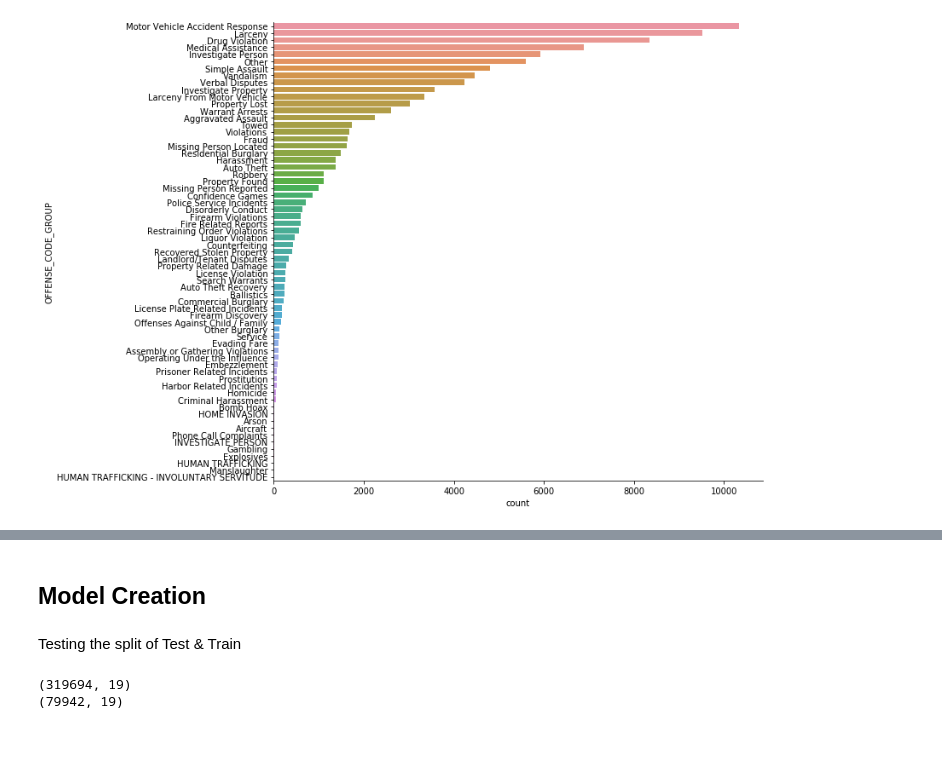
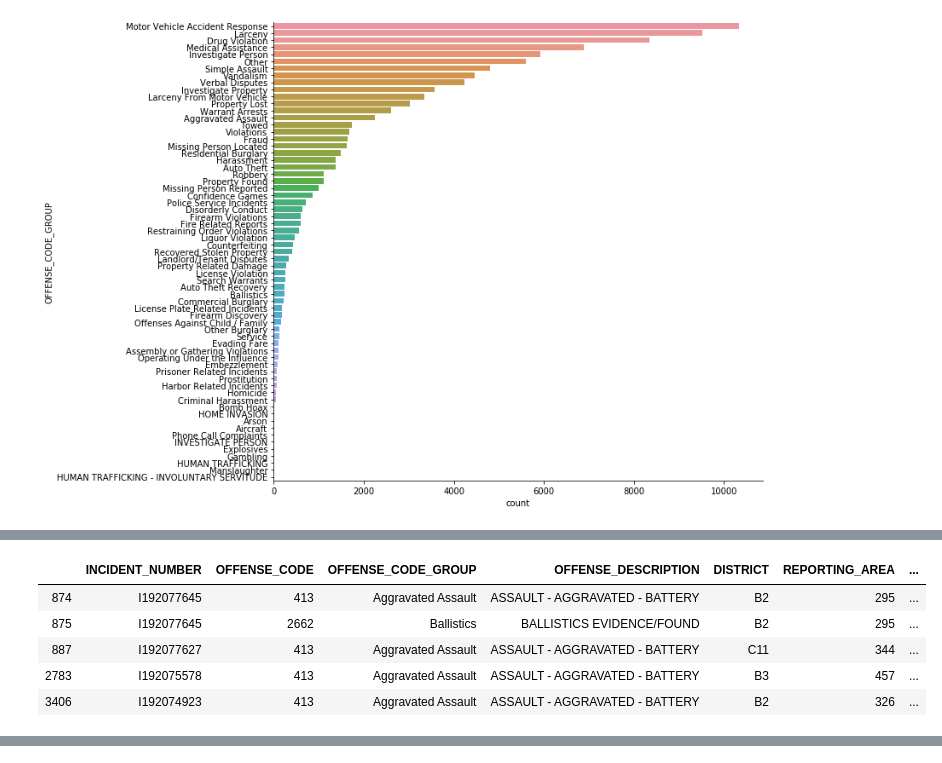
Before and after one commit to jsiwu94/BostonCrimeProject, a Jupyter notebook: BostonCrimeEDA.ipynb, the cells around one changed output, grey strips where cells are left out. Saved outputs shown, nothing was run; the diff lists cells and outputs as text; code cells hidden in the pictures.

```diff
--- a/BostonCrimeEDA.ipynb
+++ b/BostonCrimeEDA.ipynb
@@ -199,6 +187,15 @@ boston.add_child(mc)
 boston
 # %% [output]
 [interactive output not drawn]
+# %%
+shtng.head()
+# %% [output]
+|  | INCIDENT_NUMBER | OFFENSE_CODE | OFFENSE_CODE_GROUP | OFFENSE_DESCRIPTION | DISTRICT | REPORTING_AREA | ... |
+| 874 | I192077645 | 413 | Aggravated Assault | ASSAULT - AGGRAVATED - BATTERY | B2 | 295 | ... |
+| 875 | I192077645 | 2662 | Ballistics | BALLISTICS EVIDENCE/FOUND | B2 | 295 | ... |
+| 887 | I192077627 | 413 | Aggravated Assault | ASSAULT - AGGRAVATED - BATTERY | C11 | 344 | ... |
+| 2783 | I192075578 | 413 | Aggravated Assault | ASSAULT - AGGRAVATED - BATTERY | B3 | 457 | ... |
+| 3406 | I192074923 | 413 | Aggravated Assault | ASSAULT - AGGRAVATED - BATTERY | B2 | 326 | ... |
 # %%
 ###shooting data
 shtng = crime[(crime.SHOOTING == 1) & (crime.DISTRICT.notnull())]
@@ -216,5 +213,3 @@ boston1.add_child(mc)
 boston1
 # %% [output]
 [interactive output not drawn]
-# %% [markdown]
-## Model Creation
@@ -227,8 +215,0 @@ test = pd.DataFrame(crime[~msk])
-# %% [markdown]
-Testing the split of Test & Train
-# %%
-print(train.shape)
-print(test.shape)
-# %% [output]
-(319694, 19)
-(79942, 19)
```
Also changed, not shown: parts of 17 cells of this notebook.
